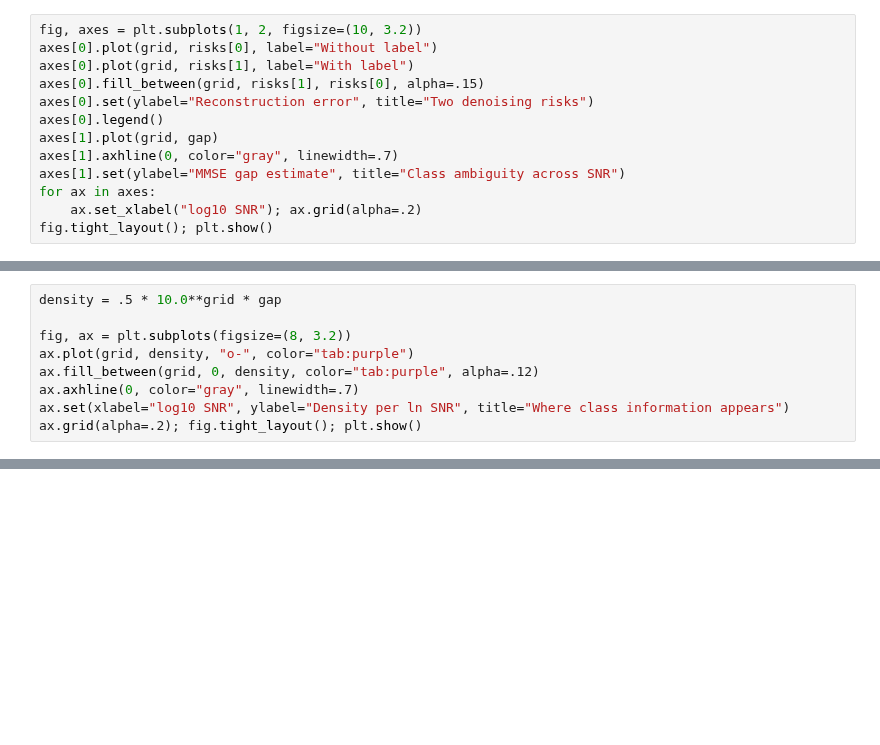
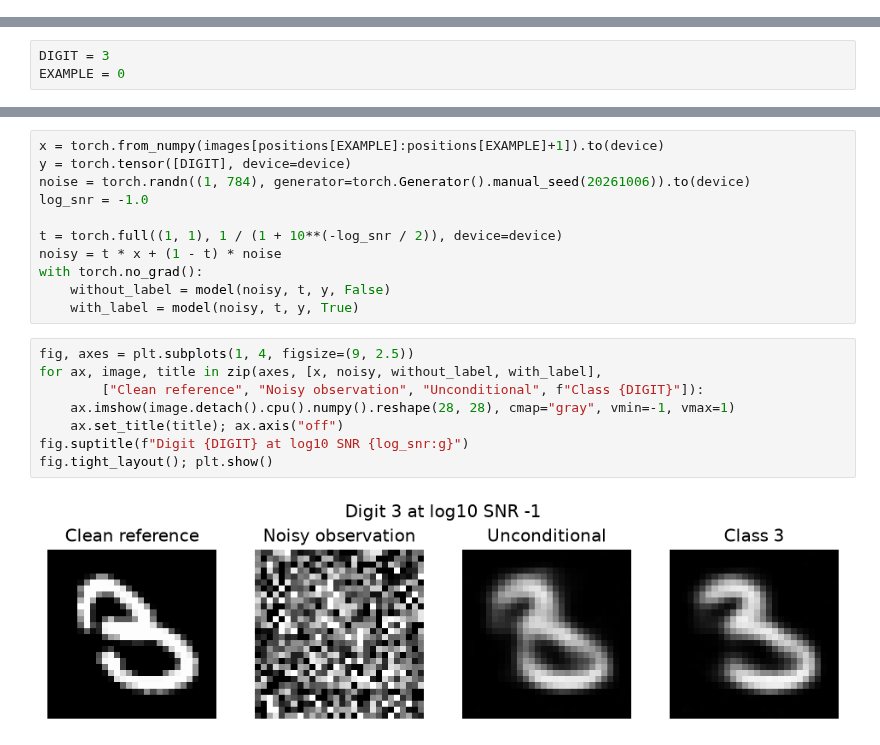
Before and after one commit to panjiashu/panjiashu.github.io, a Jupyter notebook: feature-information-dynamics/assets/mnist_information_concepts.ipynb, the cells around one changed output, grey strips where cells are left out. Drawn from its saved outputs; the diff is of its cells as text; blank space fills up the shorter version.

```diff
--- a/feature-information-dynamics/assets/mnist_information_concepts.ipynb
+++ b/feature-information-dynamics/assets/mnist_information_concepts.ipynb
@@ -137,13 +0,0 @@ Noise draw 2/2 complete
-# %%
-fig, axes = plt.subplots(1, 2, figsize=(10, 3.2))
-axes[0].plot(grid, risks[0], label="Without label")
-axes[0].plot(grid, risks[1], label="With label")
-axes[0].fill_between(grid, risks[1], risks[0], alpha=.15)
-axes[0].set(ylabel="Reconstruction error", title="Two denoising risks")
-axes[0].legend()
-axes[1].plot(grid, gap)
-axes[1].axhline(0, color="gray", linewidth=.7)
-axes[1].set(ylabel="MMSE gap estimate", title="Class ambiguity across SNR")
-for ax in axes:
-    ax.set_xlabel("log10 SNR"); ax.grid(alpha=.2)
-fig.tight_layout(); plt.show()
@@ -170,9 +0,0 @@ parameterization*.
-# %%
-density = .5 * 10.0**grid * gap
-
-fig, ax = plt.subplots(figsize=(8, 3.2))
-ax.plot(grid, density, "o-", color="tab:purple")
-ax.fill_between(grid, 0, density, color="tab:purple", alpha=.12)
-ax.axhline(0, color="gray", linewidth=.7)
-ax.set(xlabel="log10 SNR", ylabel="Density per ln SNR", title="Where class information appears")
-ax.grid(alpha=.2); fig.tight_layout(); plt.show()
@@ -320,0 +53,3 @@ only its class step. See the paper's *Chained Information Decomposition* section
+# %%
+DIGIT = 3
+EXAMPLE = 0
@@ -320,0 +117,21 @@ only its class step. See the paper's *Chained Information Decomposition* section
+# %%
+x = torch.from_numpy(images[positions[EXAMPLE]:positions[EXAMPLE]+1]).to(device)
+y = torch.tensor([DIGIT], device=device)
+noise = torch.randn((1, 784), generator=torch.Generator().manual_seed(20261006)).to(device)
+log_snr = -1.0
+
+t = torch.full((1, 1), 1 / (1 + 10**(-log_snr / 2)), device=device)
+noisy = t * x + (1 - t) * noise
+with torch.no_grad():
+    without_label = model(noisy, t, y, False)
+    with_label = model(noisy, t, y, True)
+# %%
+fig, axes = plt.subplots(1, 4, figsize=(9, 2.5))
+for ax, image, title in zip(axes, [x, noisy, without_label, with_label],
+        ["Clean reference", "Noisy observation", "Unconditional", f"Class {DIGIT}"]):
+    ax.imshow(image.detach().cpu().numpy().reshape(28, 28), cmap="gray", vmin=-1, vmax=1)
+    ax.set_title(title); ax.axis("off")
+fig.suptitle(f"Digit {DIGIT} at log10 SNR {log_snr:g}")
+fig.tight_layout(); plt.show()
+# %% [output]
+[figure, added]
```
Also changed, not shown: parts of 46 cells of this notebook, 6 other files.
